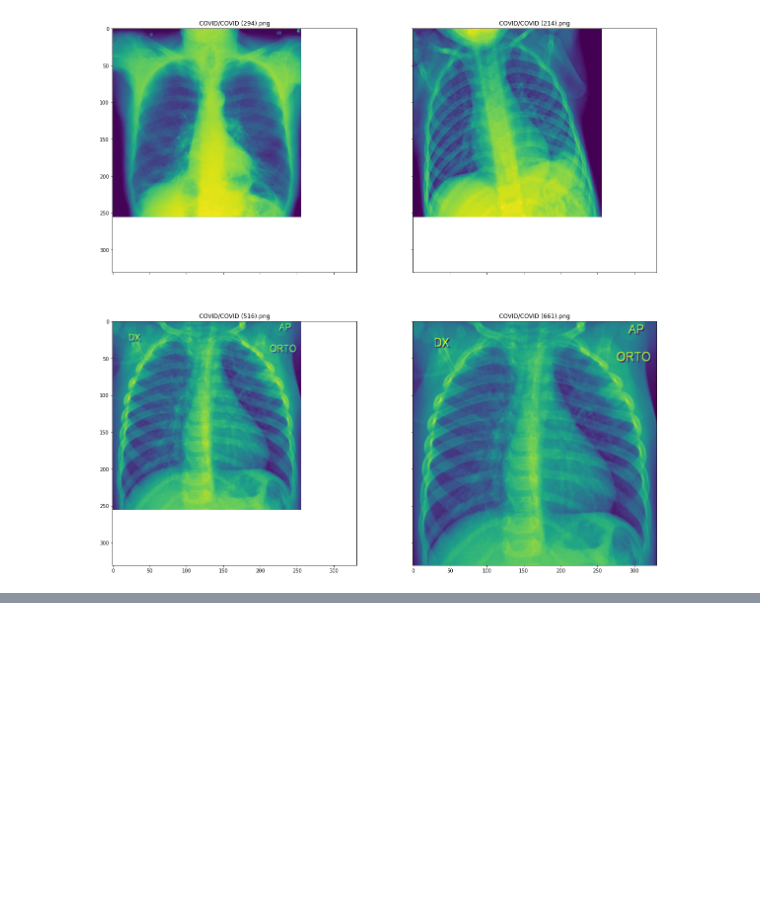
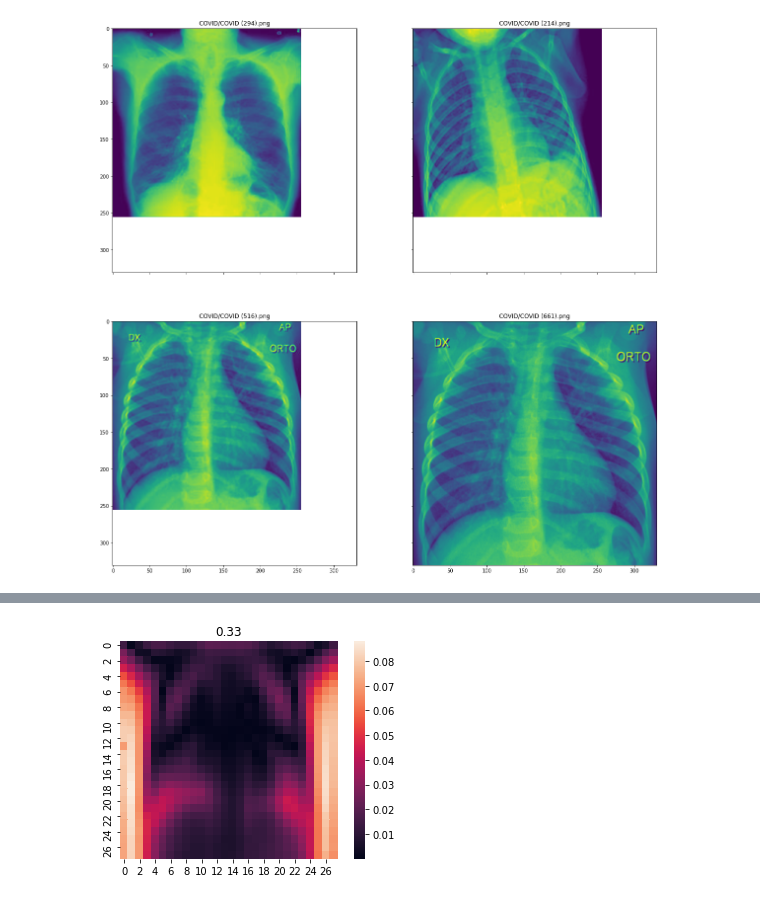
Before and after one commit to 3apt/covid-project, a Jupyter notebook: 2_Dataset_Visualization.ipynb, the cells around one changed output, grey strips where cells are left out. Drawn from its saved outputs; the diff is of its cells as text; code cells hidden in the pictures; blank space fills up the shorter version.

```diff
--- a/2_Dataset_Visualization.ipynb
+++ b/2_Dataset_Visualization.ipynb
@@ -259,0 +292,6 @@ for ii in range(4):
+# %%
+import seaborn as sns
+sns.heatmap(abs(pca.components_[0].reshape((28,28))), square = True)
+plt.title(round(pca.explained_variance_ratio_[0], 2));
+# %% [output]
+[figure, added]
```
Also changed, not shown: parts of 8 cells of this notebook.
